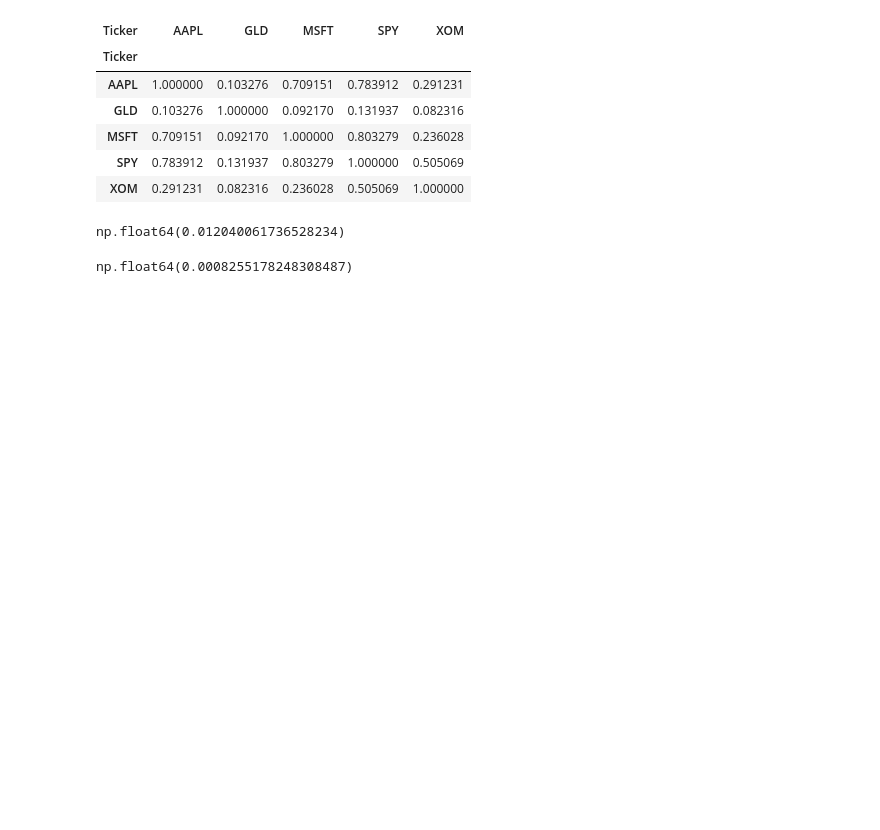
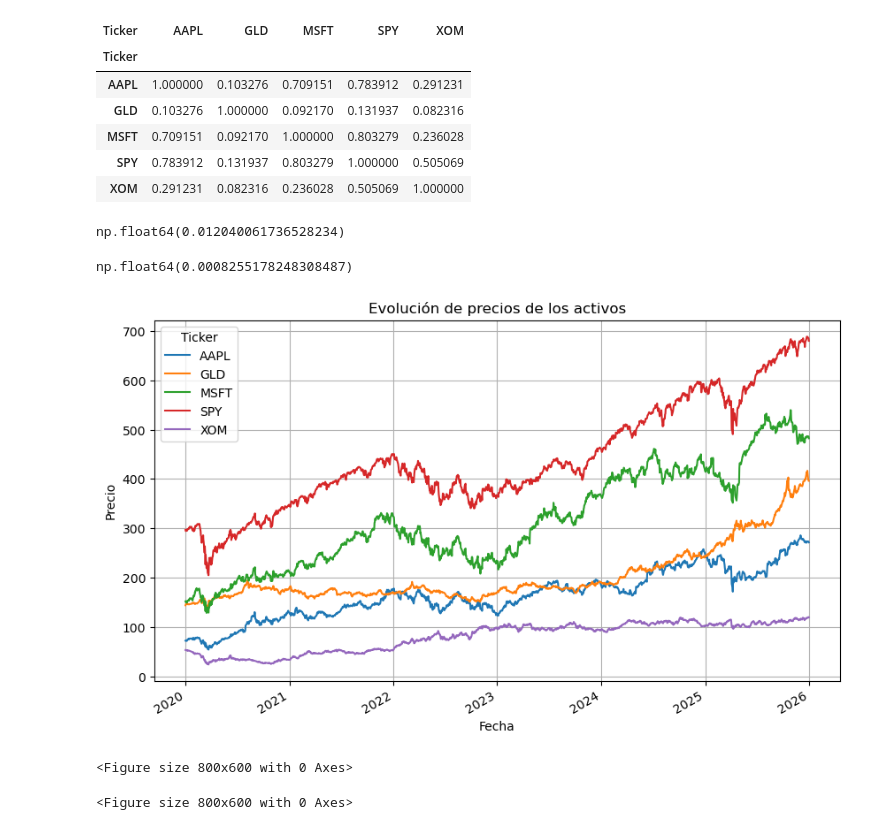
Before and after one commit to Marco-Vallejo/Financial-Portfolio-Analysis-with-Python, a Jupyter notebook: project_2_five_assets/project_2_five_assets.ipynb, the cells around one changed output. Drawn from its saved outputs; the diff is of its cells as text; code cells hidden in the pictures; blank space fills up the shorter version.

```diff
--- a/project_2_five_assets/project_2_five_assets.ipynb
+++ b/project_2_five_assets/project_2_five_assets.ipynb
@@ -154,14 +150,16 @@ rendimientos.corr()
 | SPY | 0.783912 | 0.131937 | 0.803279 | 1.000000 | 0.505069 |
 | XOM | 0.291231 | 0.082316 | 0.236028 | 0.505069 | 1.000000 |
 # %%
-pesos = np.array([0.2, 0.2, 0.2, 0.2, 0.2]) # aquí se define cuanto dinero se pone a cada acción
-portafolio = rendimientos.values @ pesos
-
-np.std(portafolio) # volatilidad del portafolio
+pesos = np.array([0.2, 0.2, 0.2, 0.2, 0.2]) # Construcción de portafolio con pesos iguales (20% cada activo)
+portafolio = rendimientos.values @ pesos # Se utiliza multiplicación matricial para obtener el rendimiento del portafolio
-# %% [output]
-np.float64(0.012040061736528234)
 # %%
-np.mean(portafolio)
+# Volatilidad del portafolio
+np.std(portafolio)
 # %% [output]
-np.float64(0.0008255178248308487)
+np.float64(0.012040061736528234)
+# %%
+# Retorno promedio del portafolio
+np.mean(portafolio)
+# %% [output]
+np.float64(0.0008255178248308487)
 # %%
@@ -177,0 +176,9 @@ np.float64(0.0008255178248308487)
+# %%
+precios.plot(figsize=(10,6))
+plt.title("Evolución de precios de los activos")
+plt.xlabel("Fecha")
+plt.ylabel("Precio")
+plt.grid()
+plt.show()
+# %% [output]
+[figure, added]
@@ -177,0 +193,5 @@ np.float64(0.0008255178248308487)
+# %%
+plt.figure(figsize=(8,6))
+# %% [output]
+<Figure size 800x600 with 0 Axes>
+<Figure size 800x600 with 0 Axes>
```
Also changed, not shown: parts of 23 cells of this notebook.
